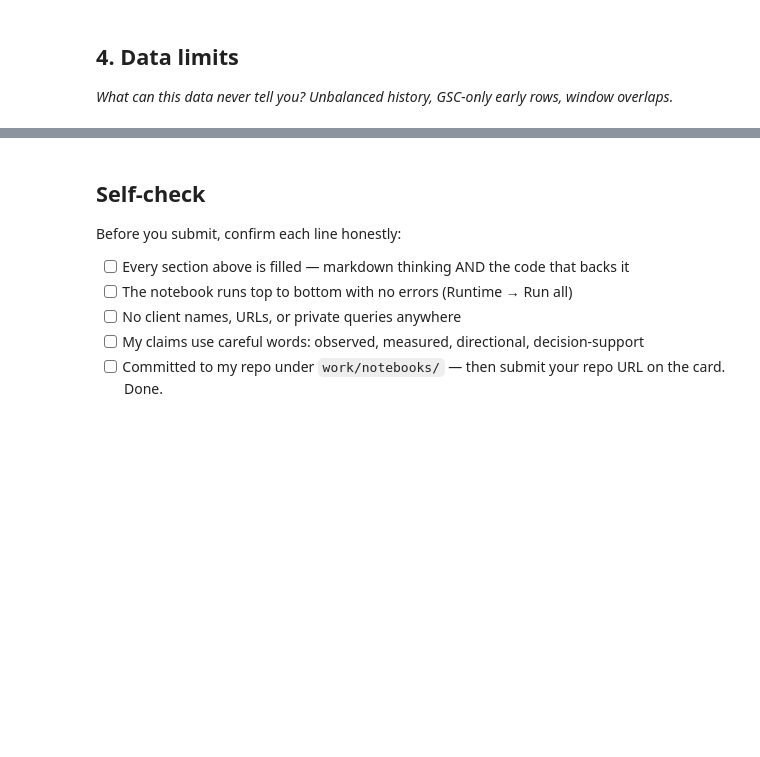
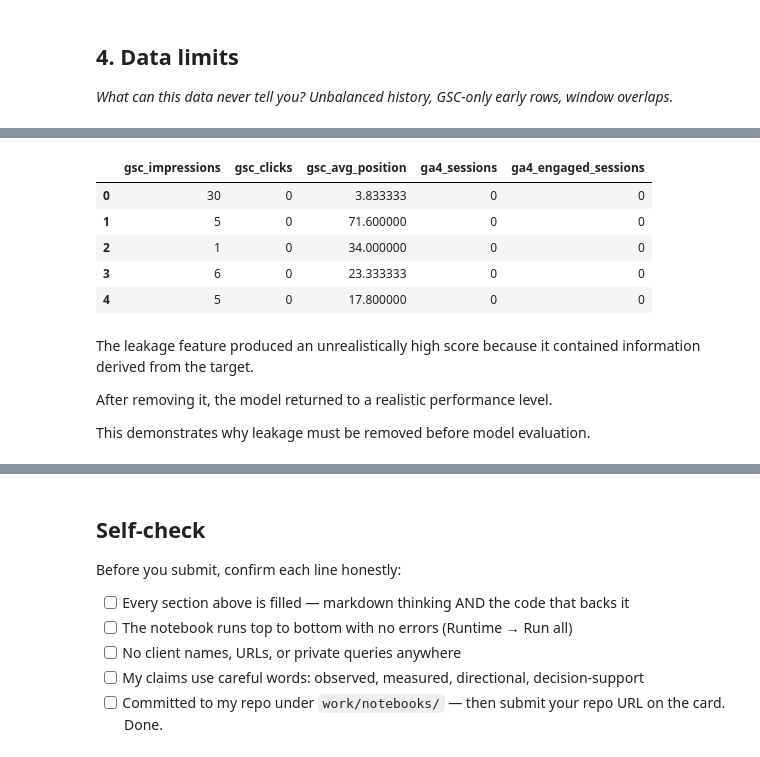
Before and after one commit to mennahamdy0/flyrank-machine-learning, a Jupyter notebook: work/notebooks/w03_data_contract.ipynb, the cells around one changed output, grey strips where cells are left out. Saved outputs shown, nothing was run; the diff lists cells and outputs as text; code cells hidden in the pictures; blank space fills up the shorter version.

```diff
--- a/work/notebooks/w03_data_contract.ipynb
+++ b/work/notebooks/w03_data_contract.ipynb
@@ -34,3 +293,21 @@ This skeleton is yours to fill. Work the sections **in order** — each one has
 # %%
 # This cell is for CODE (numbers, a query, a check).
 # Write your text answer in the cell ABOVE this one — typing sentences here breaks Run All.
+features = [
+    "gsc_impressions",
+    "gsc_clicks",
+    "gsc_avg_position",
+    "ga4_sessions",
+    "ga4_engaged_sessions"
+]
+
+feature_df = available[features]
+
+feature_df.head()
+# %% [output]
+|  | gsc_impressions | gsc_clicks | gsc_avg_position | ga4_sessions | ga4_engaged_sessions |
+| 0 | 30 | 0 | 3.833333 | 0 | 0 |
+| 1 | 5 | 0 | 71.600000 | 0 | 0 |
+| 2 | 1 | 0 | 34.000000 | 0 | 0 |
+| 3 | 6 | 0 | 23.333333 | 0 | 0 |
+| 4 | 5 | 0 | 17.800000 | 0 | 0 |
@@ -36,0 +318,6 @@ This skeleton is yours to fill. Work the sections **in order** — each one has
+# %% [markdown]
+The leakage feature produced an unrealistically high score because it contained information derived from the target.
+
+After removing it, the model returned to a realistic performance level.
+
+This demonstrates why leakage must be removed before model evaluation.
```
Also changed, not shown: parts of 24 cells of this notebook.
